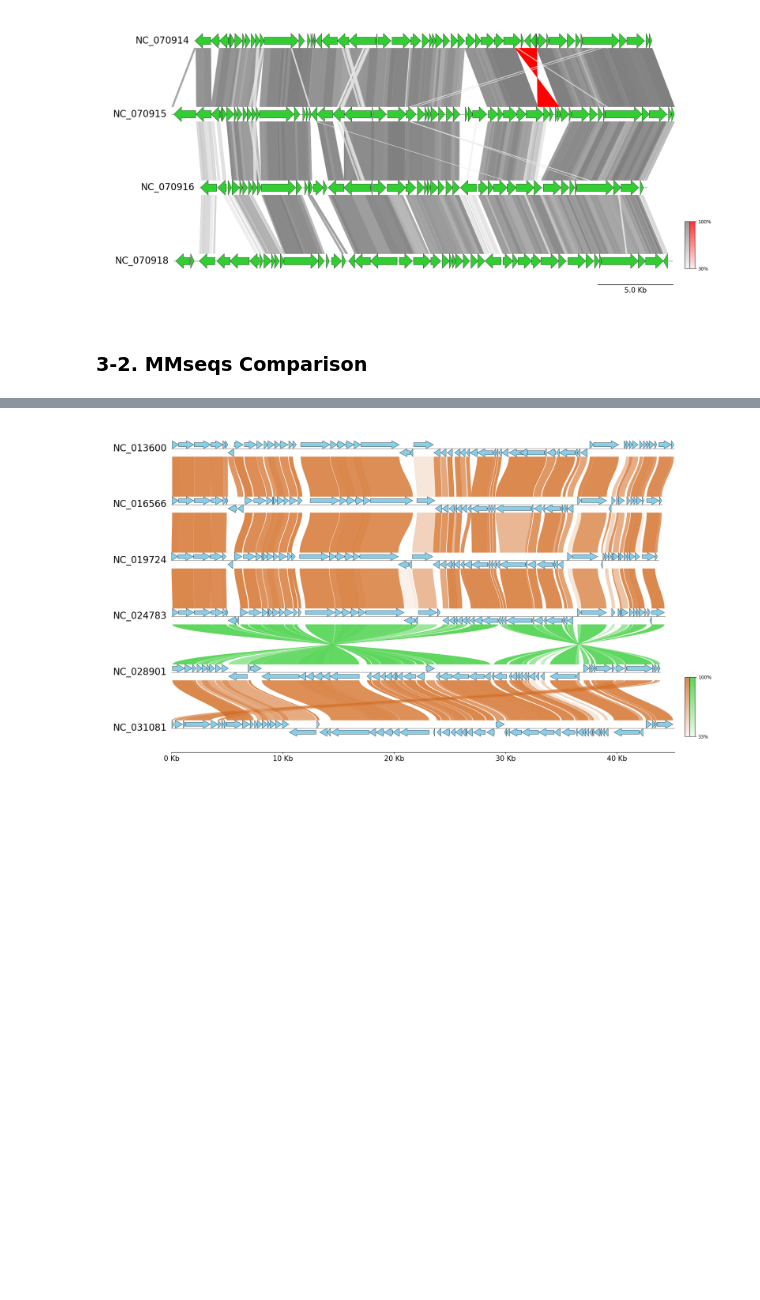
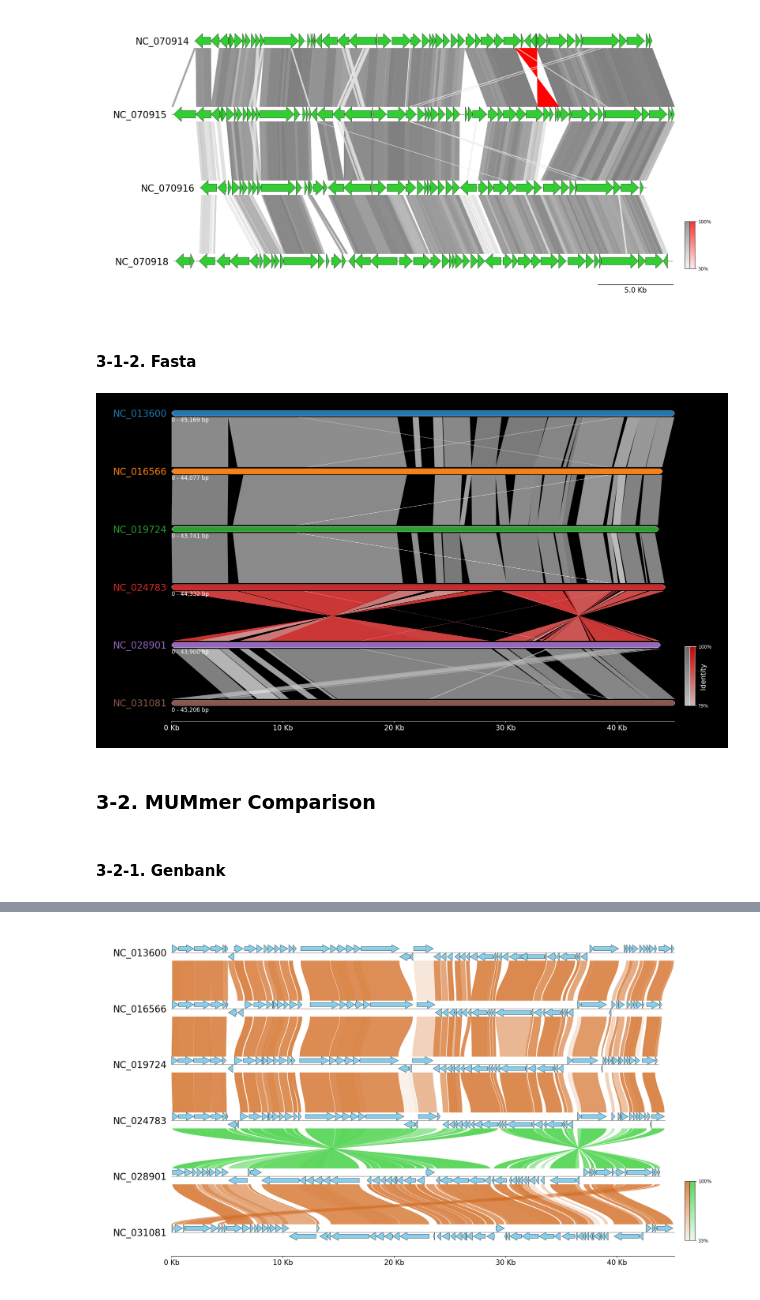
Before and after one commit to moshi4/pyGenomeViz, a Jupyter notebook: docs/getting_started.ipynb, the cells around one changed output, grey strips where cells are left out. Cells and saved outputs as stored; diff of their text form; code cells hidden in the pictures; blank space fills up the shorter version.

Commit message:
Update getting started notebook docs
- Add dark theme example
- Add Fasta parse example

```diff
--- a/docs/getting_started.ipynb
+++ b/docs/getting_started.ipynb
@@ -476,5 +478,45 @@ if len(align_coords) > 0:
 fig = gv.plotfig()
 # %% [output]
 [figure]
+# %% [markdown]
+#### 3-1-2. Fasta
+# %%
+from pygenomeviz import GenomeViz
+from pygenomeviz.parser import Fasta
+from pygenomeviz.utils import load_example_fasta_dataset, ColorCycler
+from pygenomeviz.align import Blast, AlignCoord
+ColorCycler.set_cmap("tab10")
+
+fasta_files = load_example_fasta_dataset("enterobacteria_phage")
+fasta_list = list(map(Fasta, fasta_files))
+
+gv = GenomeViz(feature_track_ratio=0.10, fig_track_height=0.8, theme="dark")
+gv.set_scale_xticks(ymargin=3)
+
+# Plot complete/contig genomes
+for fasta in fasta_list:
+    color = ColorCycler()
+    track = gv.add_feature_track(fasta.name, fasta.get_seqid2size(), label_kws=dict(color=color))
+    for segment in track.segments:
+        segment.add_feature(segment.start, segment.end, plotstyle="bigrbox", fc=color, lw=0.5)
+        segment.add_sublabel(ymargin=0.5)
+
+# Run BLAST alignment & filter by user-defined threshold
+align_coords = Blast(fasta_list).run()
+align_coords = AlignCoord.filter(align_coords, length_thr=100, identity_thr=30)
+
+# Plot BLAST alignment links
+if len(align_coords) > 0:
+    min_ident = int(min([ac.identity for ac in align_coords if ac.identity]))
+    color, inverted_color = "grey", "red"
+    for ac in align_coords:
+        gv.add_link(ac.query_link, ac.ref_link, color=color, inverted_color=inverted_color, v=ac.identity, vmin=min_ident, size=0.95)
+    gv.set_colorbar([color, inverted_color], vmin=min_ident, bar_label="Identity")
+
+fig = gv.plotfig()
+# %% [output]
+[figure, added]
 # %% [markdown]
-### 3-2. MMseqs Comparison
+### 3-2. MUMmer Comparison
+# %% [markdown]
+#### 3-2-1. Genbank
```
Also changed, not shown: parts of 9 cells of this notebook.
